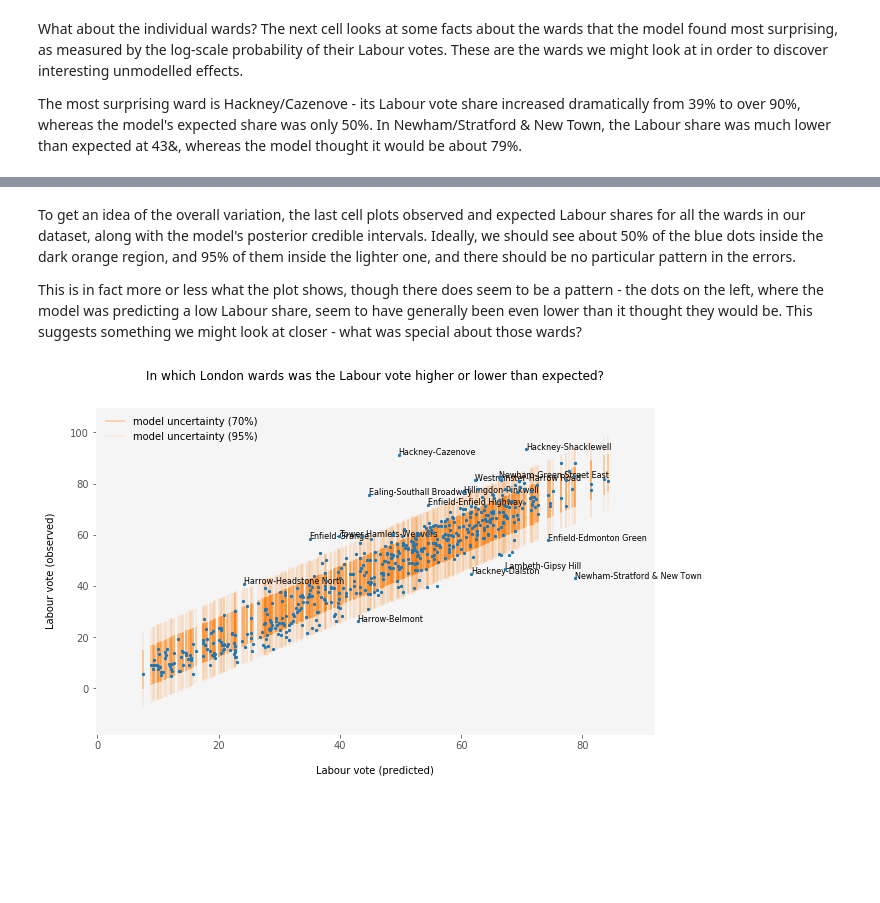
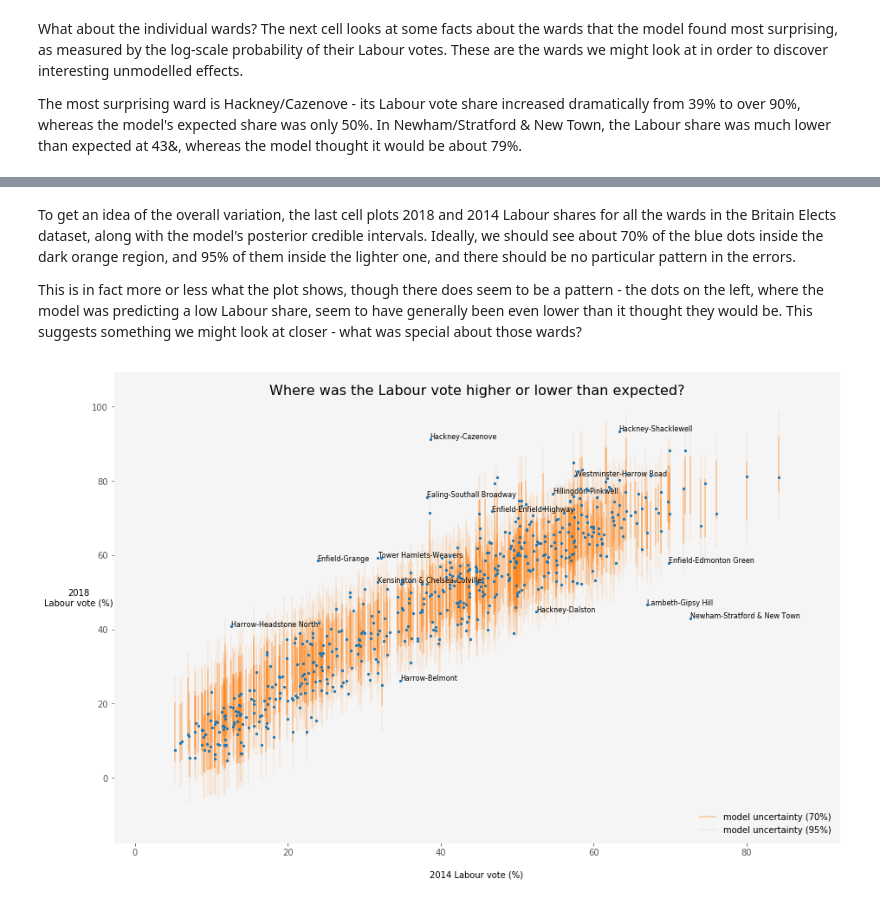
Before and after one commit to CampaignLab/ward_models, a Jupyter notebook: python/Campaign lab notebook.ipynb, the cells around one changed output, grey strips where cells are left out. Cells and saved outputs as stored; diff of their text form; code cells hidden in the pictures; blank space fills up the shorter version.

```diff
--- a/python/Campaign lab notebook.ipynb
+++ b/python/Campaign lab notebook.ipynb
@@ -128,12 +142,11 @@ wards['WardUnique'] = wards[['Authority', 'Ward']].apply('-'.join, axis=1)
 wards['WardStan'] = wards['WardUnique'].pipe(stanify_series)
 wards['AuthorityStan'] = wards['Authority'].pipe(stanify_series)
 
-# dummy column
-wards['dummy_column'] = 1
+# specify predictors
+ward_level_predictors = ['lastPctLab']
+authority_level_predictors = ['authority_income_median']
 
-# define predictors
-ward_level_predictors = ['lastPctLab']
-authority_level_predictors = ['dummy_column']
+# dataframe of authority-level predictors
 x_authority = wards.groupby('AuthorityStan')[authority_level_predictors].first()
 
 # define model input
@@ -144,7 +157,7 @@ model_input = {
     'K_authority': len(authority_level_predictors),
     'authority': wards['AuthorityStan'],
     'X_ward': wards[ward_level_predictors].apply(z_score),
-    'X_authority': x_authority,
+    'X_authority': x_authority.apply(z_score),
     'labour_vote': wards['pctLab']
 }
 # %% [markdown]
@@ -217,7 +230,8 @@ ward_output = pd.DataFrame({
     'labour_vote_hat_mean': fit['labour_vote_hat'].mean(axis=0),
     'log_likelihood_mean': fit['log_likelihood'].mean(axis=0),
     'pctLab': wards['pctLab'].values,
-    'lastPctLab': wards['lastPctLab'].values
+    'lastPctLab': wards['lastPctLab'].values,
+    'authority_income_median': wards['authority_income_median'].values
 }, index=pd.MultiIndex.from_tuples(wards[['Authority', 'Ward']].apply(tuple, axis=1)))
 
 ward_output.index.names = ['Authority', 'Ward']
@@ -240,37 +254,37 @@ ward_output.sort_values('log_likelihood_mean').iloc[:10]
 # %% [markdown]
-To get an idea of the overall variation, the last cell plots observed and expected Labour shares for all the wards in our dataset, along with the model's posterior credible intervals. Ideally, we should see about 50% of the blue dots inside the dark orange region, and 95% of them inside the lighter one, and there should be no particular pattern in the errors.
+To get an idea of the overall variation, the last cell plots 2018 and 2014 Labour shares for all the wards in the Britain Elects dataset, along with the model's posterior credible intervals. Ideally, we should see about 70% of the blue dots inside the dark orange region, and 95% of them inside the lighter one, and there should be no particular pattern in the errors.
 
 This is in fact more or less what the plot shows, though there does seem to be a pattern - the dots on the left, where the model was predicting a low Labour share, seem to have generally been even lower than it thought they would be. This suggests something we might look at closer - what was special about those wards?
 # %%
 posterior_predictive_samples = pd.DataFrame(fit['labour_vote_tilde'], columns=ward_output.index)
 log_likelihood_samples = pd.DataFrame(fit['log_likelihood'], columns=ward_output.index)
 
 lower_quantile = 0.15
 upper_quantile = 0.85
 lower_quantile_2 = 0.025
 upper_quantile_2 = 0.975
 
 ppc_mean = posterior_predictive_samples.mean()
 ppc_lower = posterior_predictive_samples.quantile(lower_quantile)
 ppc_upper = posterior_predictive_samples.quantile(upper_quantile)
 ppc_lower_2 = posterior_predictive_samples.quantile(lower_quantile_2)
 ppc_upper_2 = posterior_predictive_samples.quantile(upper_quantile_2)
 
-f, ax = plt.subplots(figsize=[10, 6])
-plt.scatter(ppc_mean, ward_output['pctLab'], s=5, label=None, zorder=4)
-plt.vlines(ppc_mean, ppc_lower, ppc_upper, color='tab:orange', alpha=0.4, label='model uncertainty (70%)')
-plt.vlines(ppc_mean, ppc_lower_2, ppc_upper_2, color='tab:orange', alpha=0.1, label='model uncertainty (95%)')
+f, ax = plt.subplots(figsize=[15, 10])
+plt.scatter(ward_output['lastPctLab'], ward_output['pctLab'], s=5, label=None, zorder=4)
+plt.vlines(ward_output['lastPctLab'], ppc_lower, ppc_upper, color='tab:orange', alpha=0.4, label='model uncertainty (70%)')
+plt.vlines(ward_output['lastPctLab'], ppc_lower_2, ppc_upper_2, color='tab:orange', alpha=0.1, label='model uncertainty (95%)')
 
 for i in log_likelihood_samples.mean().sort_values().iloc[:15].index.values:
-    plt.text(ppc_mean.loc[i], ward_output.loc[i, 'pctLab'], '-'.join(i), fontsize=8)
+    plt.text(ward_output['lastPctLab'].loc[i], ward_output.loc[i, 'pctLab'], '-'.join(i), fontsize=8)
 
 
-ax.set_title("In which London wards was the Labour vote higher or lower than expected?")
+ax.set_title("Where was the Labour vote higher or lower than expected?", y=0.9, fontsize=16)
 
-plt.xlabel("Labour vote (predicted)")
-plt.ylabel("Labour vote (observed)")
-plt.legend(frameon=False, loc='upper left')
+plt.xlabel("2014 Labour vote (%)")
+plt.ylabel("2018\nLabour vote (%)", rotation=0)
+plt.legend(frameon=False, loc='lower right')
 
 plt.show()
 # %% [output]
-[figure, old version]
+[figure, new version]
```
Also changed, not shown: parts of 9 cells of this notebook, 3 other files.
